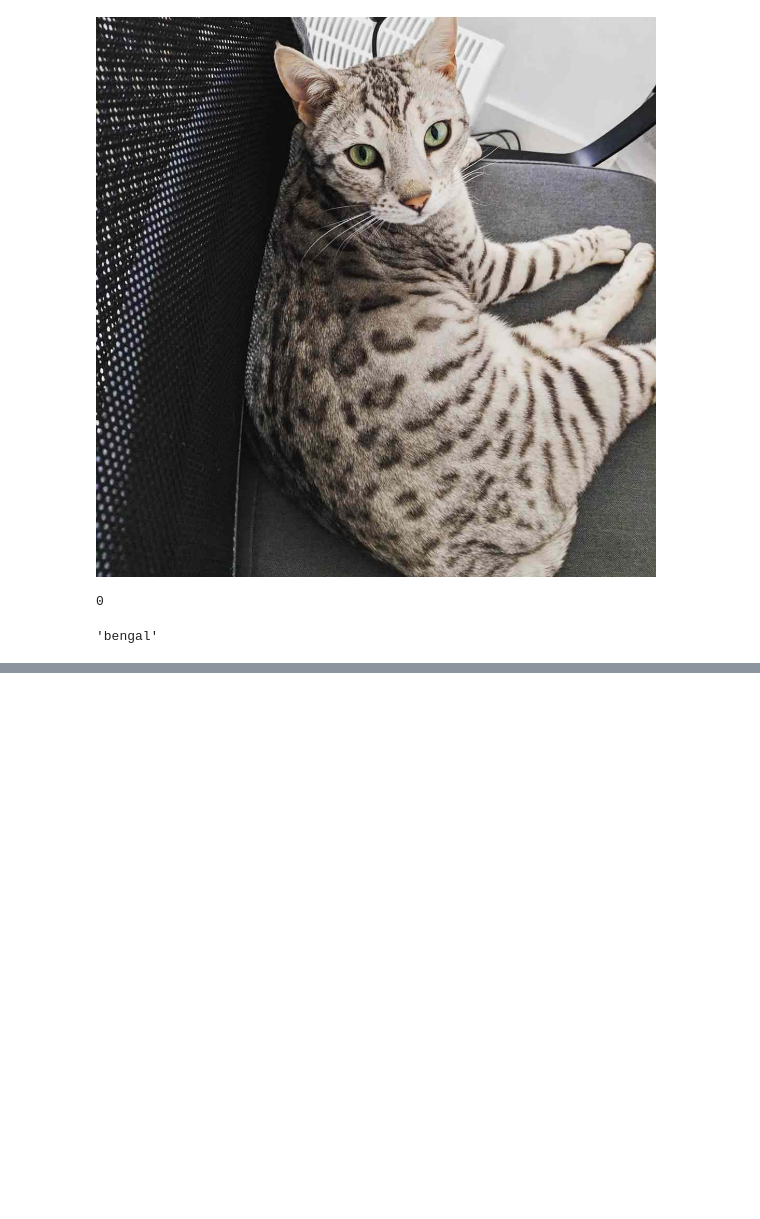
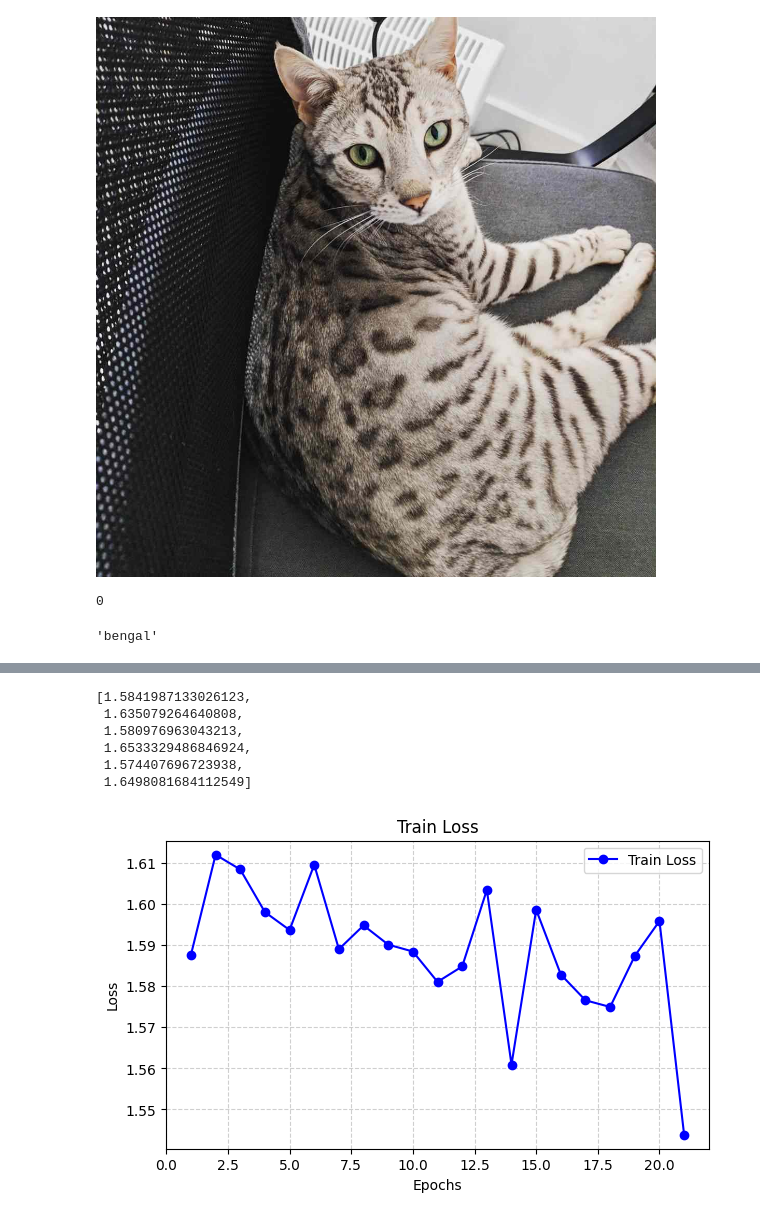
Before and after one commit to dima-kan/ITStep-AI, a Jupyter notebook: data-set.ipynb, the cells around one changed output, grey strips where cells are left out. Drawn from its saved outputs; the diff is of its cells as text; code cells hidden in the pictures; blank space fills up the shorter version.

```diff
--- a/data-set.ipynb
+++ b/data-set.ipynb
@@ -91,0 +157,26 @@ test_loader = DataLoader(test_dataset, batch_size = 20)
+# %%
+epochs = 3
+train_lost = []
+test_lost = []
+for _ in range(epochs):
+    for X_batch, y_batch in train_loader:
+        X_batch = X_batch.to("cuda")
+        y_batch = y_batch.to("cuda")
+
+        y_pred = model(X_batch)
+
+        loss = loss_fn(y_pred, y_batch)
+        train_lost.append(loss)
+        print(loss.item())
+
+        loss.backward()
+        optimizer.step()
+        optimizer.zero_grad()
+
+    for X_batch, y_batch in test_loader:
+        X_batch = X_batch.to("cuda")
+        y_batch = y_batch.to("cuda")
+        y_pred = model(X_batch)
+
+        loss = loss_fn(y_pred, y_batch)
+        test_lost.append(loss)
@@ -91,0 +221,30 @@ test_loader = DataLoader(test_dataset, batch_size = 20)
+# %%
+for i in range(len(test_lost)):
+    test_lost[i] = test_lost[i].item()
+# %%
+test_lost
+# %% [output]
+[1.5841987133026123,
+ 1.635079264640808,
+ 1.580976963043213,
+ 1.6533329486846924,
+ 1.574407696723938,
+ 1.6498081684112549]
+# %%
+for i in range(len(train_lost)):
+    train_lost[i] = train_lost[i].item()
+# %%
+import matplotlib.pyplot as plt
+step = range(1, len(train_lost) + 1)
+
+# График 1: Train Loss
+plt.figure(figsize=(7, 4))
+plt.plot(step, train_lost, label='Train Loss', color='blue', marker='o')
+plt.title('Train Loss')
+plt.xlabel('Epochs')
+plt.ylabel('Loss')
+plt.legend()
+plt.grid(True, linestyle='--', alpha=0.6)
+plt.show()
+# %% [output]
+[figure, added]
```
Also changed, not shown: parts of 16 cells of this notebook.
